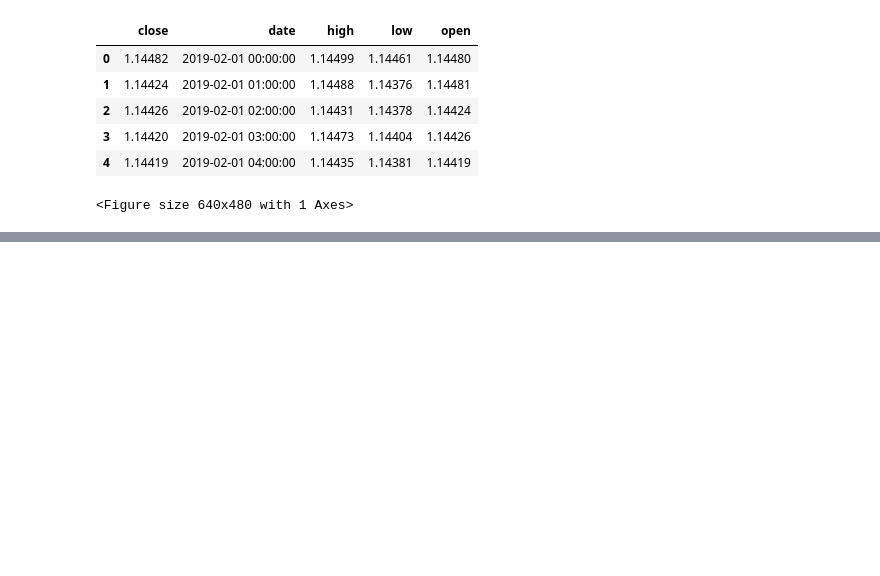
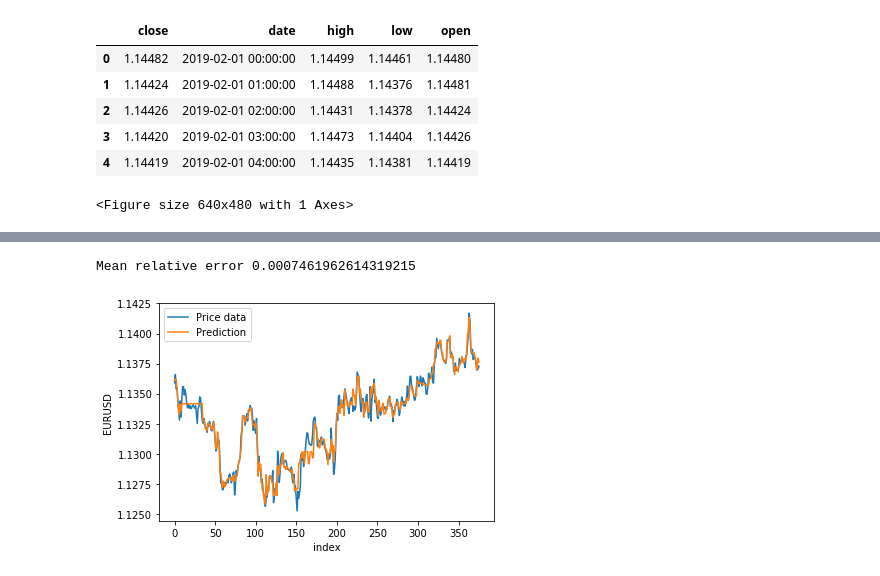
Before and after one commit to lutzkuen/fxmlshowcase, a Jupyter notebook: lightgbm_real_data.ipynb, the cells around one changed output, grey strips where cells are left out. Cells and saved outputs as stored; diff of their text form; code cells hidden in the pictures; blank space fills up the shorter version.

```diff
--- a/lightgbm_real_data.ipynb
+++ b/lightgbm_real_data.ipynb
@@ -84,3 +84,18 @@ plt.savefig("test.png")
 plt.show()
 # %% [output]
 <Figure size 640x480 with 1 Axes>
+# %%
+# now let us create a data set and a test set
+from sklearn.model_selection import train_test_split
+
+x_train, x_valid, y_train, y_valid = train_test_split(df, targets, test_size = 0.30)
+
+d_train = lg.Dataset(x_train, y_train)
+d_valid = lg.Dataset(x_valid, y_valid)
+
+params = {
+    'boosting_type': 'gbdt',
+    'objective': 'regression'
+}
+
+estimator = lg.train(params, d_train, 1000, [d_valid])
@@ -86,0 +120,22 @@ plt.show()
+# %%
+mse = np.sqrt(np.mean( (estimator.predict(x_valid) - y_valid)**2))
+mean_relative_error = mse / np.mean(price_close)
+print('Mean relative error ' + str(mean_relative_error))
+# %% [output]
+Mean relative error 0.0007461962614319215
+# %%
+targets_prediction = estimator.predict(df)
+
+import matplotlib.pyplot as plt
+
+plt.plot(targets.values, label='Price data')
+plt.plot(targets_prediction, label='Prediction')
+plt.legend(loc='upper left')
+
+plt.xlabel('index')
+plt.ylabel('EURUSD')
+
+plt.savefig("compare.png")
+plt.show()
+# %% [output]
+[figure, added]
```
Also changed, not shown: parts of 2 cells of this notebook, 1 other file.
